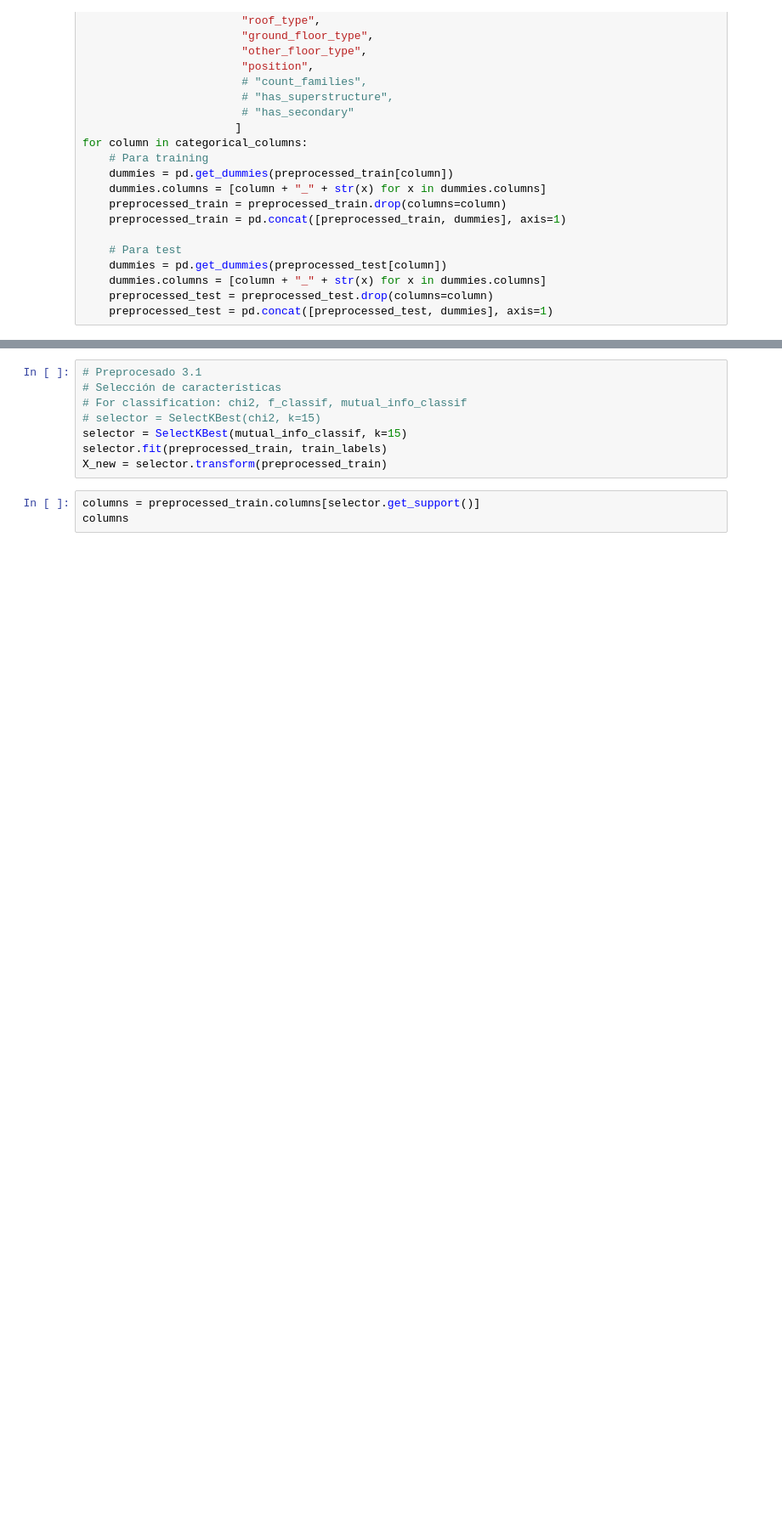
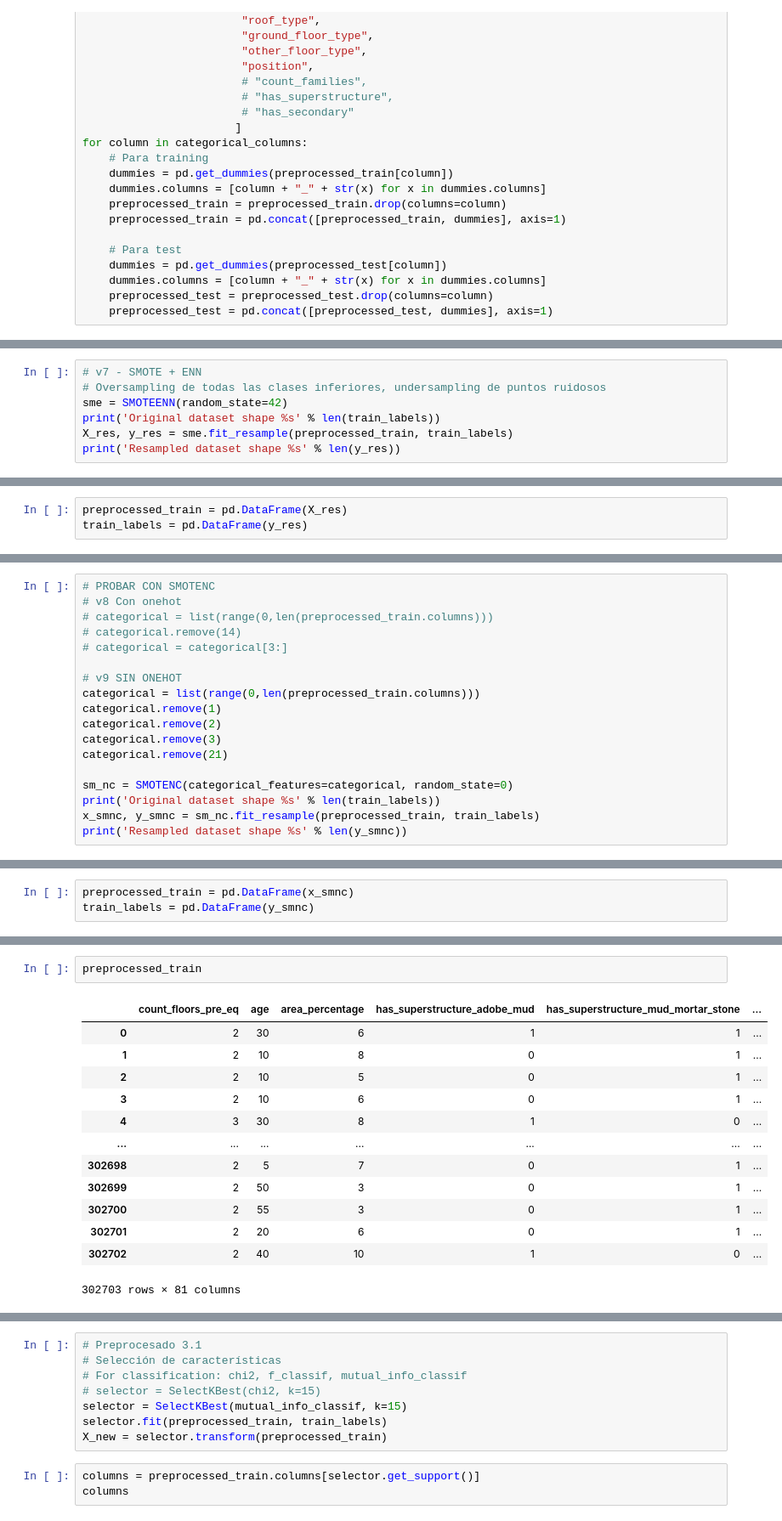
Before and after one commit to IgnacioVellido/DS-Assignments, a Jupyter notebook: MD-PC/Proyecto/preprocess.ipynb, the cells around one changed output, grey strips where cells are left out. Shown at 85% size. Cells and saved outputs as stored; diff of their text form; blank space fills up the shorter version.

```diff
--- a/MD-PC/Proyecto/preprocess.ipynb
+++ b/MD-PC/Proyecto/preprocess.ipynb
@@ -207,0 +232,7 @@ preprocessed_train
+# %%
+# v7 - SMOTE + ENN
+# Oversampling de todas las clases inferiores, undersampling de puntos ruidosos
+sme = SMOTEENN(random_state=42)
+print('Original dataset shape %s' % len(train_labels))
+X_res, y_res = sme.fit_resample(preprocessed_train, train_labels)
+print('Resampled dataset shape %s' % len(y_res))
@@ -207,0 +242,3 @@ preprocessed_train
+# %%
+preprocessed_train = pd.DataFrame(X_res)
+train_labels = pd.DataFrame(y_res)
@@ -207,0 +253,18 @@ preprocessed_train
+# %%
+# PROBAR CON SMOTENC
+# v8 Con onehot
+# categorical = list(range(0,len(preprocessed_train.columns)))
+# categorical.remove(14)
+# categorical = categorical[3:]
+
+# v9 SIN ONEHOT
+categorical = list(range(0,len(preprocessed_train.columns)))
+categorical.remove(1)
+categorical.remove(2)
+categorical.remove(3)
+categorical.remove(21)
+
+sm_nc = SMOTENC(categorical_features=categorical, random_state=0)
+print('Original dataset shape %s' % len(train_labels))
+x_smnc, y_smnc = sm_nc.fit_resample(preprocessed_train, train_labels)
+print('Resampled dataset shape %s' % len(y_smnc))
@@ -207,0 +274,3 @@ preprocessed_train
+# %%
+preprocessed_train = pd.DataFrame(x_smnc)
+train_labels = pd.DataFrame(y_smnc)
@@ -207,0 +285,16 @@ preprocessed_train
+# %%
+preprocessed_train
+# %% [output]
+|  | count_floors_pre_eq | age | area_percentage | has_superstructure_adobe_mud | has_superstructure_mud_mortar_stone | ... |
+| 0 | 2 | 30 | 6 | 1 | 1 | ... |
+| 1 | 2 | 10 | 8 | 0 | 1 | ... |
+| 2 | 2 | 10 | 5 | 0 | 1 | ... |
+| 3 | 2 | 10 | 6 | 0 | 1 | ... |
+| 4 | 3 | 30 | 8 | 1 | 0 | ... |
+| ... | ... | ... | ... | ... | ... | ... |
+| 302698 | 2 | 5 | 7 | 0 | 1 | ... |
+| 302699 | 2 | 50 | 3 | 0 | 1 | ... |
+| 302700 | 2 | 55 | 3 | 0 | 1 | ... |
+| 302701 | 2 | 20 | 6 | 0 | 1 | ... |
+| 302702 | 2 | 40 | 10 | 1 | 0 | ... |
+302703 rows × 81 columns
```
Also changed, not shown: parts of 8 cells of this notebook, 21 other files.
